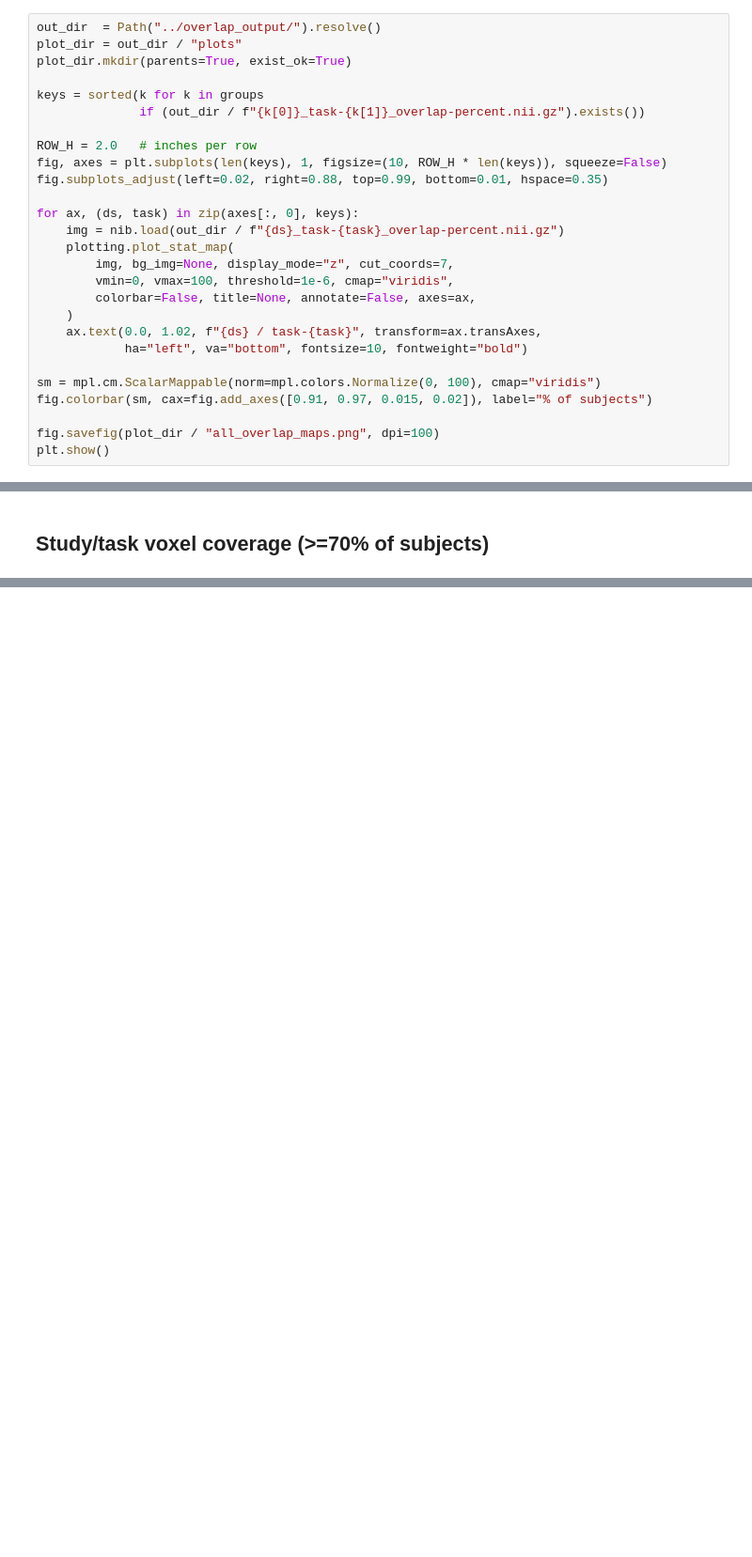
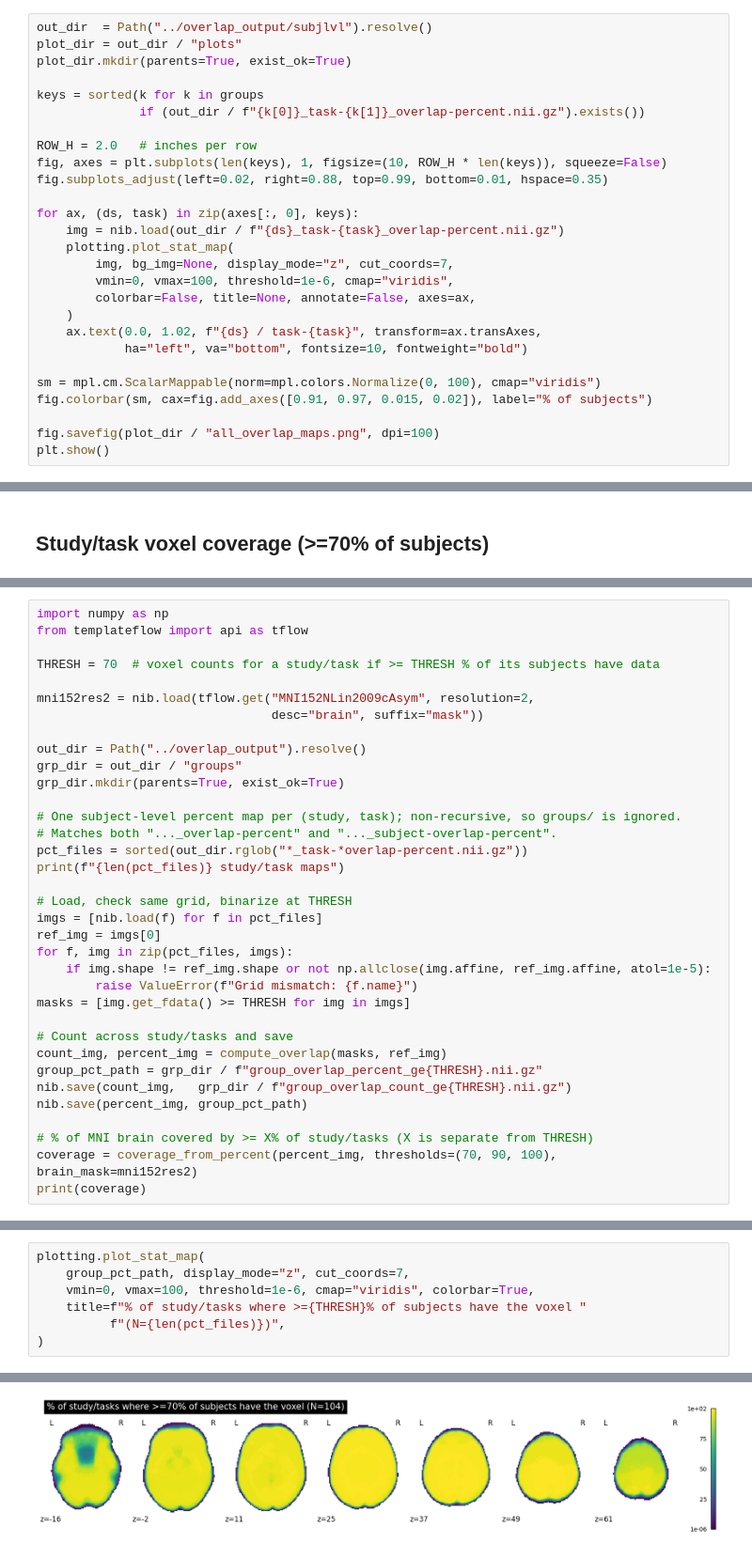
Before and after one commit to demidenm/openneuro_taskica, a Jupyter notebook: notebooks/map_overlap_check.ipynb, the cells around one changed output, grey strips where cells are left out. Shown at 94% size. Saved outputs shown, nothing was run; the diff lists cells and outputs as text; blank space fills up the shorter version.

Commit message:
clean figures on sherlock

```diff
--- a/notebooks/map_overlap_check.ipynb
+++ b/notebooks/map_overlap_check.ipynb
@@ -103,7 +103,7 @@ ds005267/eye: 147 files -> 21 subjects
 # %% [markdown]
 ### Plot within study/task % voxel overlap maps
 # %%
-out_dir  = Path("../overlap_output/").resolve()
+out_dir  = Path("../overlap_output/subjlvl").resolve()
 plot_dir = out_dir / "plots"
 plot_dir.mkdir(parents=True, exist_ok=True)
 
@@ -182,0 +153,35 @@ plotting.plot_stat_map(f"{out_dir}/group_overlap_percent.nii.gz", display_mode="
+# %%
+import numpy as np
+from templateflow import api as tflow
+
+THRESH = 70  # voxel counts for a study/task if >= THRESH % of its subjects have data
+
+mni152res2 = nib.load(tflow.get("MNI152NLin2009cAsym", resolution=2,
+                                desc="brain", suffix="mask"))
+
+out_dir = Path("../overlap_output").resolve()
+grp_dir = out_dir / "groups"
+grp_dir.mkdir(parents=True, exist_ok=True)
+
+# One subject-level percent map per (study, task); non-recursive, so groups/ is ignored.
+# Matches both "..._overlap-percent" and "..._subject-overlap-percent".
+pct_files = sorted(out_dir.rglob("*_task-*overlap-percent.nii.gz"))
+print(f"{len(pct_files)} study/task maps")
+
+# Load, check same grid, binarize at THRESH
+imgs = [nib.load(f) for f in pct_files]
+ref_img = imgs[0]
+for f, img in zip(pct_files, imgs):
+    if img.shape != ref_img.shape or not np.allclose(img.affine, ref_img.affine, atol=1e-5):
+        raise ValueError(f"Grid mismatch: {f.name}")
+masks = [img.get_fdata() >= THRESH for img in imgs]
+
+# Count across study/tasks and save
+count_img, percent_img = compute_overlap(masks, ref_img)
+group_pct_path = grp_dir / f"group_overlap_percent_ge{THRESH}.nii.gz"
+nib.save(count_img,   grp_dir / f"group_overlap_count_ge{THRESH}.nii.gz")
+nib.save(percent_img, group_pct_path)
+
+# % of MNI brain covered by >= X% of study/tasks (X is separate from THRESH)
+coverage = coverage_from_percent(percent_img, thresholds=(70, 90, 100), brain_mask=mni152res2)
+print(coverage)
@@ -182,0 +191,8 @@ plotting.plot_stat_map(f"{out_dir}/group_overlap_percent.nii.gz", display_mode="
+# %%
+plotting.plot_stat_map(
+    group_pct_path, display_mode="z", cut_coords=7,
+    vmin=0, vmax=100, threshold=1e-6, cmap="viridis", colorbar=True,
+    title=f"% of study/tasks where >={THRESH}% of subjects have the voxel "
+          f"(N={len(pct_files)})",
+)
+# %% [output]
@@ -182,0 +200 @@ plotting.plot_stat_map(f"{out_dir}/group_overlap_percent.nii.gz", display_mode="
+[figure, added]
```
Also changed, not shown: parts of 7 cells of this notebook, 2 other files.
